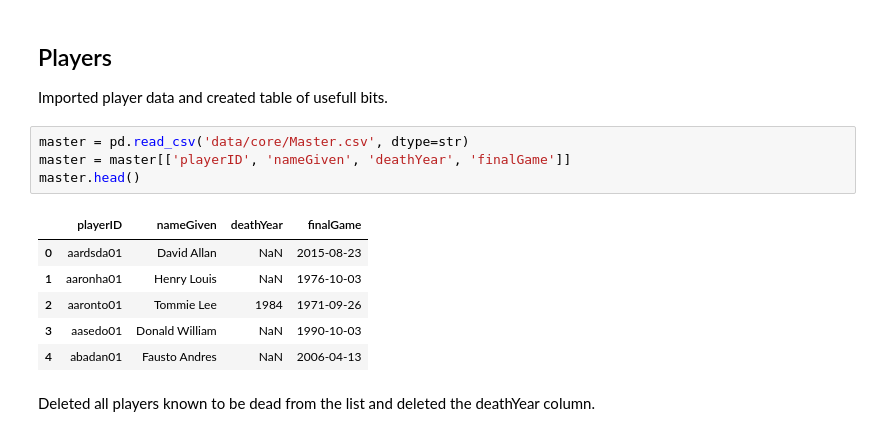
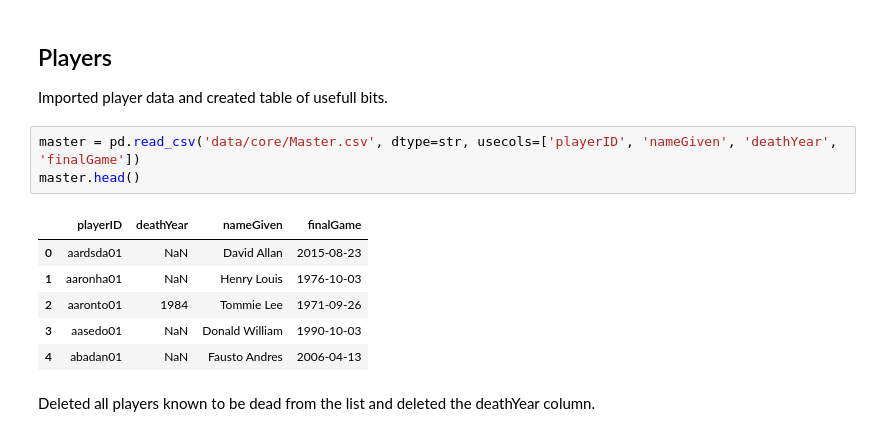
Before and after one commit to katjackson/money-ball, a Jupyter notebook: moneyball.ipynb, the cells around one changed output. Cells and saved outputs as stored; diff of their text form.

```diff
--- a/moneyball.ipynb
+++ b/moneyball.ipynb
@@ -8,16 +8,15 @@ import re
 ## Players
 Imported player data and created table of usefull bits.
 # %%
-master = pd.read_csv('data/core/Master.csv', dtype=str)
-master = master[['playerID', 'nameGiven', 'deathYear', 'finalGame']]
+master = pd.read_csv('data/core/Master.csv', dtype=str, usecols=['playerID', 'nameGiven', 'deathYear', 'finalGame'])
 master.head()
 # %% [output]
-|  | playerID | nameGiven | deathYear | finalGame |
-| 0 | aardsda01 | David Allan | NaN | 2015-08-23 |
-| 1 | aaronha01 | Henry Louis | NaN | 1976-10-03 |
-| 2 | aaronto01 | Tommie Lee | 1984 | 1971-09-26 |
-| 3 | aasedo01 | Donald William | NaN | 1990-10-03 |
-| 4 | abadan01 | Fausto Andres | NaN | 2006-04-13 |
+|  | playerID | deathYear | nameGiven | finalGame |
+| 0 | aardsda01 | NaN | David Allan | 2015-08-23 |
+| 1 | aaronha01 | NaN | Henry Louis | 1976-10-03 |
+| 2 | aaronto01 | 1984 | Tommie Lee | 1971-09-26 |
+| 3 | aasedo01 | NaN | Donald William | 1990-10-03 |
+| 4 | abadan01 | NaN | Fausto Andres | 2006-04-13 |
 # %% [markdown]
 Deleted all players known to be dead from the list and deleted the deathYear column.
 # %%
```
Also changed, not shown: parts of 12 cells of this notebook.
